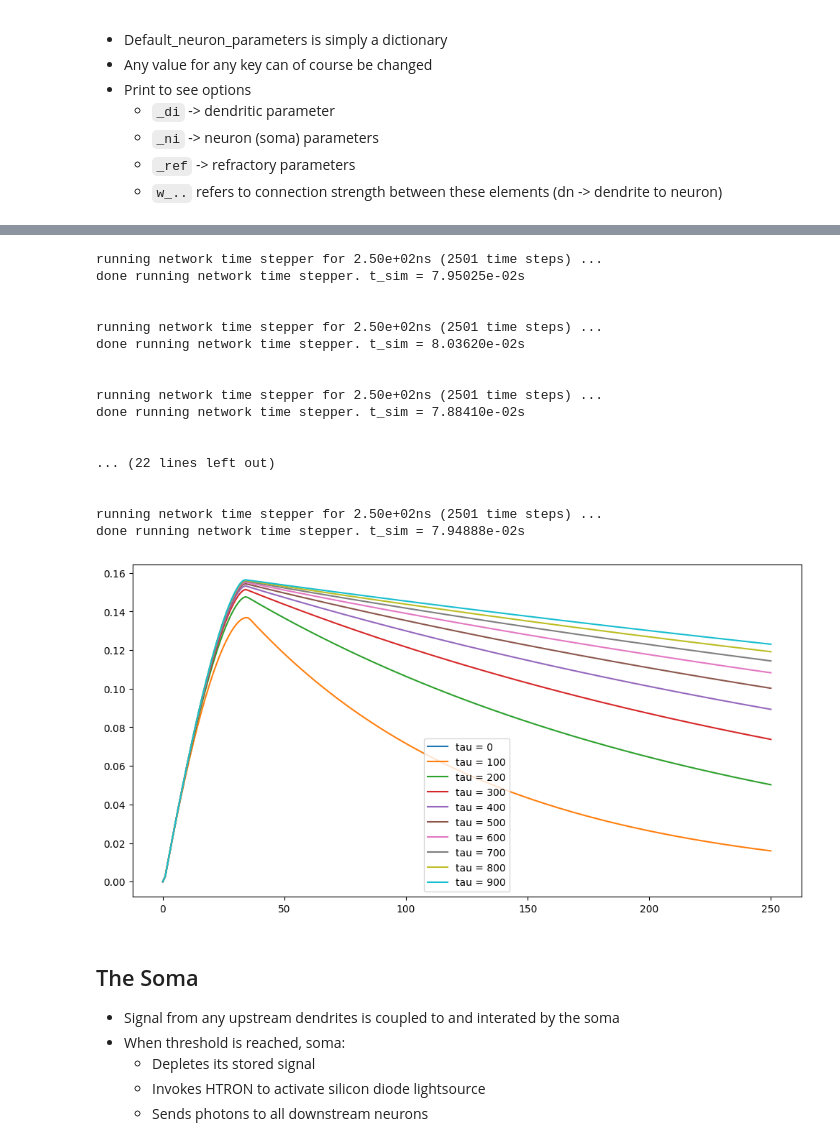
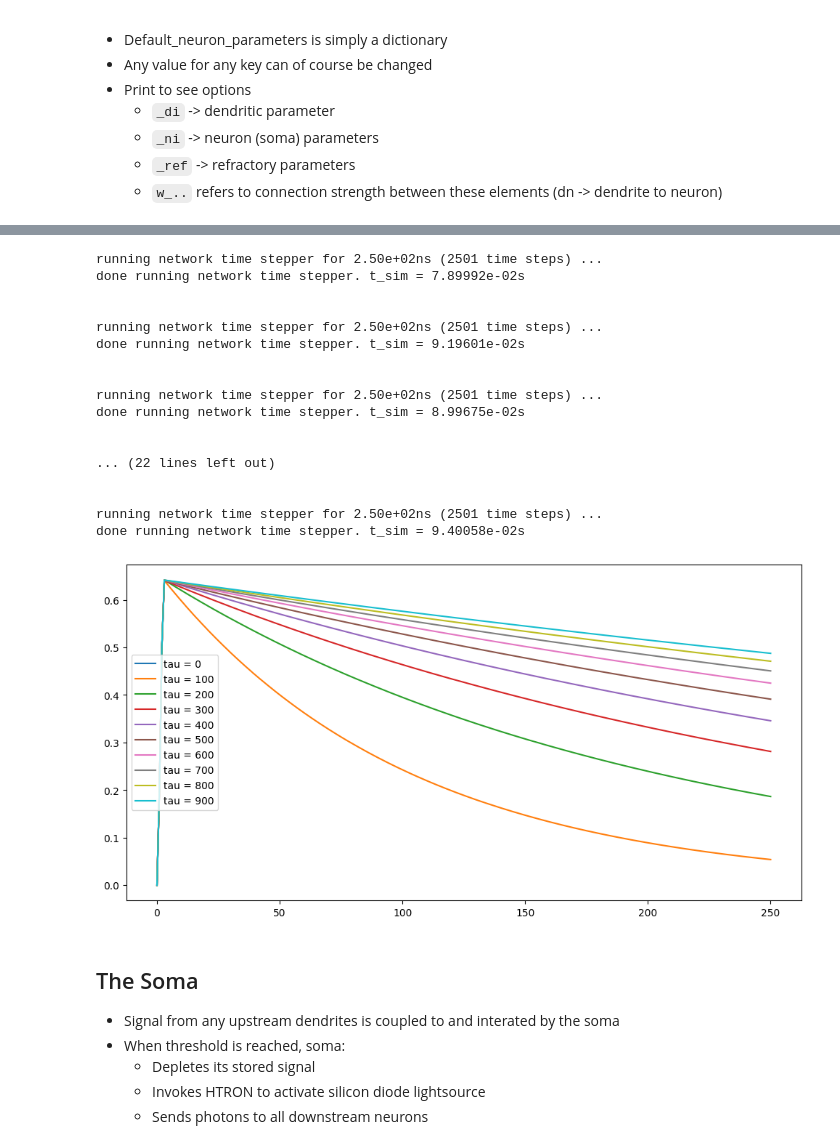
Before and after one commit to ryangitsit/sim_soens, a Jupyter notebook: soen_tutorial.ipynb, the cells around one changed output, grey strips where cells are left out. Saved outputs shown, nothing was run; the diff lists cells and outputs as text; code cells hidden in the pictures.

```diff
--- a/soen_tutorial.ipynb
+++ b/soen_tutorial.ipynb
@@ -164,7 +165,7 @@ s_max_n  =  0.7553237900539593
 # %%
 dendritic_signals = []
 taus = np.arange(0,1000,100)
-default_neuron_params['beta_di'] = np.pi*2*1e4
+default_neuron_params['beta_di'] = np.pi*3*1e2
 plt.figure(figsize=(12,6))
 for tau in taus:
 
@@ -173,38 +174,38 @@ for tau in taus:
 
     # this neuron now has a dendrite with a new time constant
     sing = CustomNeurons(type='single',**default_neuron_params)
     sing.synapse.add_input(input_.signals[0])
 
     net = network(name = 'network_under_test')
     net.add_neuron(sing.neuron)
     net.run_sim(dt = .1, tf = 250)
     net.get_recordings()
     dend_s = sing.dendrite.s
     dendritic_signals.append(dend_s)
     plt.plot(dend_s[::10], label=f'tau = {tau}')
 
 # plt.plot(spd[::10], label='phi_spd')
 plt.legend()
 default_neuron_params['beta_di'] = np.pi*2*1e2
 # %% [output]
 running network time stepper for 2.50e+02ns (2501 time steps) ...
-done running network time stepper. t_sim = 7.95025e-02s
+done running network time stepper. t_sim = 7.89992e-02s
 
 
 running network time stepper for 2.50e+02ns (2501 time steps) ...
-done running network time stepper. t_sim = 8.03620e-02s
+done running network time stepper. t_sim = 9.19601e-02s
 
 
 running network time stepper for 2.50e+02ns (2501 time steps) ...
-done running network time stepper. t_sim = 7.88410e-02s
+done running network time stepper. t_sim = 8.99675e-02s
 
 
 ... (22 lines left out)
 
 
 running network time stepper for 2.50e+02ns (2501 time steps) ...
-done running network time stepper. t_sim = 7.94888e-02s
+done running network time stepper. t_sim = 9.40058e-02s
-[figure, old version]
+[figure, new version]
 # %% [markdown]
 ## The Soma
 - Signal from any upstream dendrites is coupled to and interated by the soma
```
Also changed, not shown: parts of 14 cells of this notebook, 1 other file.
